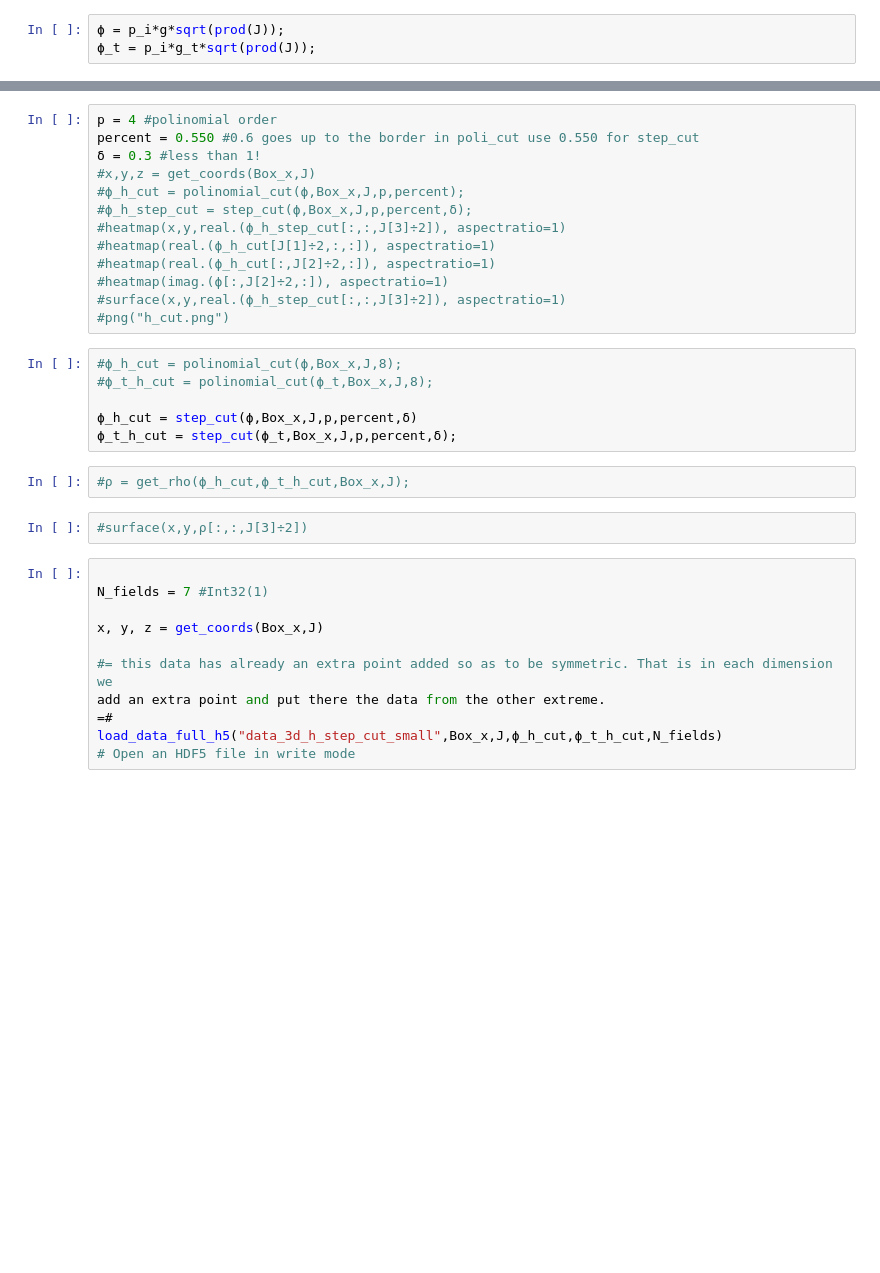
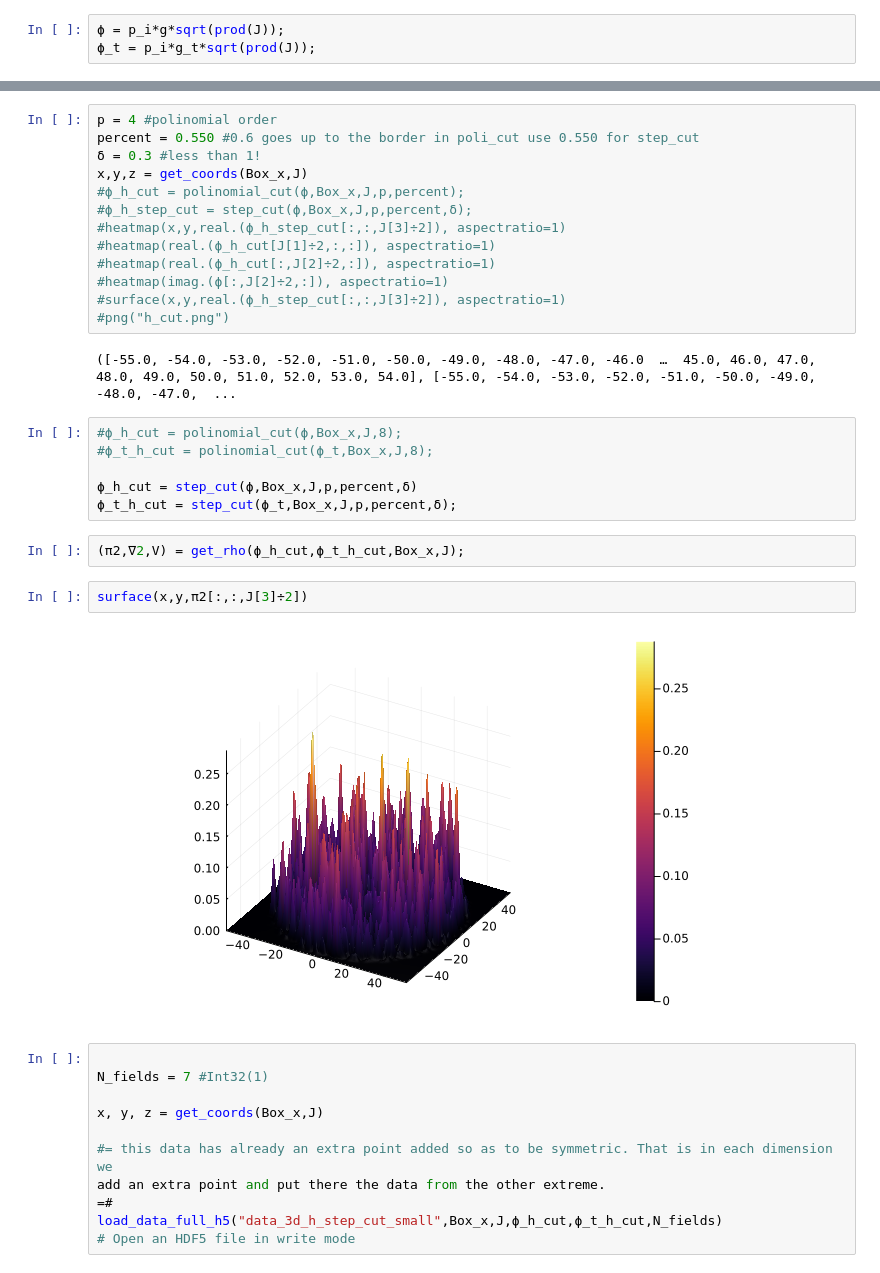
Before and after one commit to reula/boson, a Jupyter notebook: inidat.ipynb, the cells around one changed output, grey strips where cells are left out. Cells and saved outputs as stored; diff of their text form; blank space fills up the shorter version.

```diff
--- a/inidat.ipynb
+++ b/inidat.ipynb
@@ -84,7 +98,7 @@ sum(ϕ.*conj.(ϕ))/prod(J)
 p = 4 #polinomial order
 percent = 0.550 #0.6 goes up to the border in poli_cut use 0.550 for step_cut
 δ = 0.3 #less than 1!
-#x,y,z = get_coords(Box_x,J)
+x,y,z = get_coords(Box_x,J)
 #ϕ_h_cut = polinomial_cut(ϕ,Box_x,J,p,percent);
 #ϕ_h_step_cut = step_cut(ϕ,Box_x,J,p,percent,δ);
 #heatmap(x,y,real.(ϕ_h_step_cut[:,:,J[3]÷2]), aspectratio=1)
@@ -93,6 +107,8 @@ percent = 0.550 #0.6 goes up to the border in poli_cut use 0.550 for step_cut
 #heatmap(imag.(ϕ[:,J[2]÷2,:]), aspectratio=1)
 #surface(x,y,real.(ϕ_h_step_cut[:,:,J[3]÷2]), aspectratio=1)
 #png("h_cut.png")
+# %% [output]
+([-55.0, -54.0, -53.0, -52.0, -51.0, -50.0, -49.0, -48.0, -47.0, -46.0  …  45.0, 46.0, 47.0, 48.0, 49.0, 50.0, 51.0, 52.0, 53.0, 54.0], [-55.0, -54.0, -53.0, -52.0, -51.0, -50.0, -49.0, -48.0, -47.0,  ...
 # %%
 #ϕ_h_cut = polinomial_cut(ϕ,Box_x,J,8);
 #ϕ_t_h_cut = polinomial_cut(ϕ_t,Box_x,J,8);
@@ -100,9 +116,11 @@ percent = 0.550 #0.6 goes up to the border in poli_cut use 0.550 for step_cut
 ϕ_h_cut = step_cut(ϕ,Box_x,J,p,percent,δ)
 ϕ_t_h_cut = step_cut(ϕ_t,Box_x,J,p,percent,δ);
 # %%
-#ρ = get_rho(ϕ_h_cut,ϕ_t_h_cut,Box_x,J);
+(π2,∇2,V) = get_rho(ϕ_h_cut,ϕ_t_h_cut,Box_x,J);
 # %%
-#surface(x,y,ρ[:,:,J[3]÷2])
+surface(x,y,π2[:,:,J[3]÷2])
+# %% [output]
+[figure, added]
 # %%
 
 N_fields = 7 #Int32(1)
```
Also changed, not shown: parts of 5 cells of this notebook, 3 other files.
